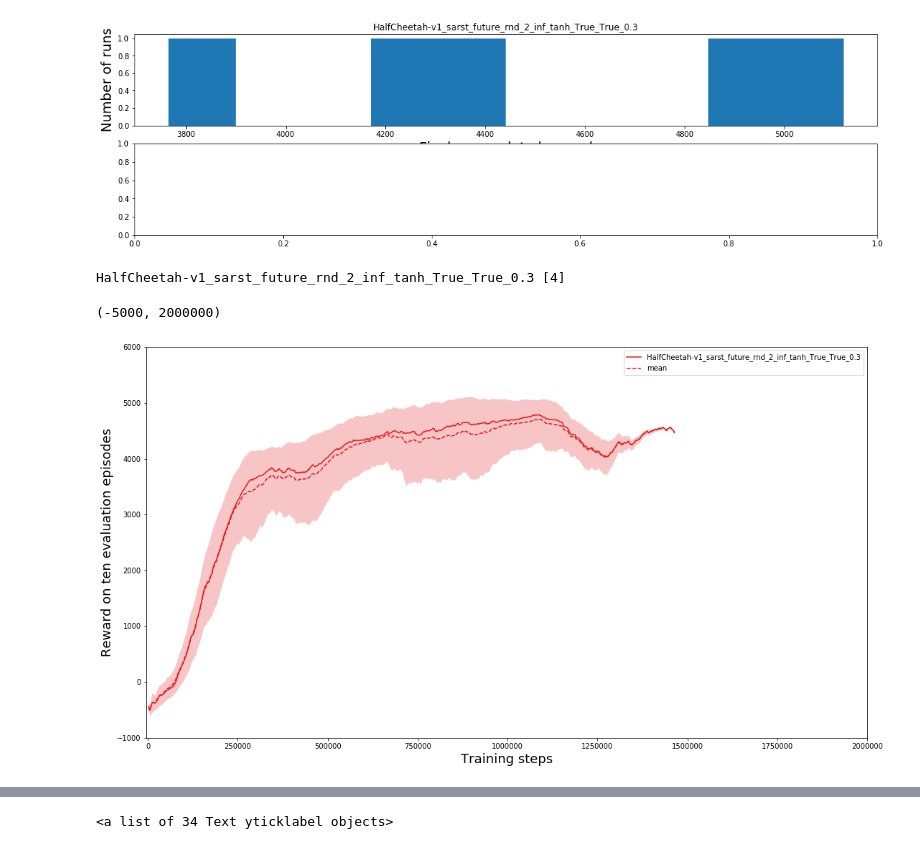
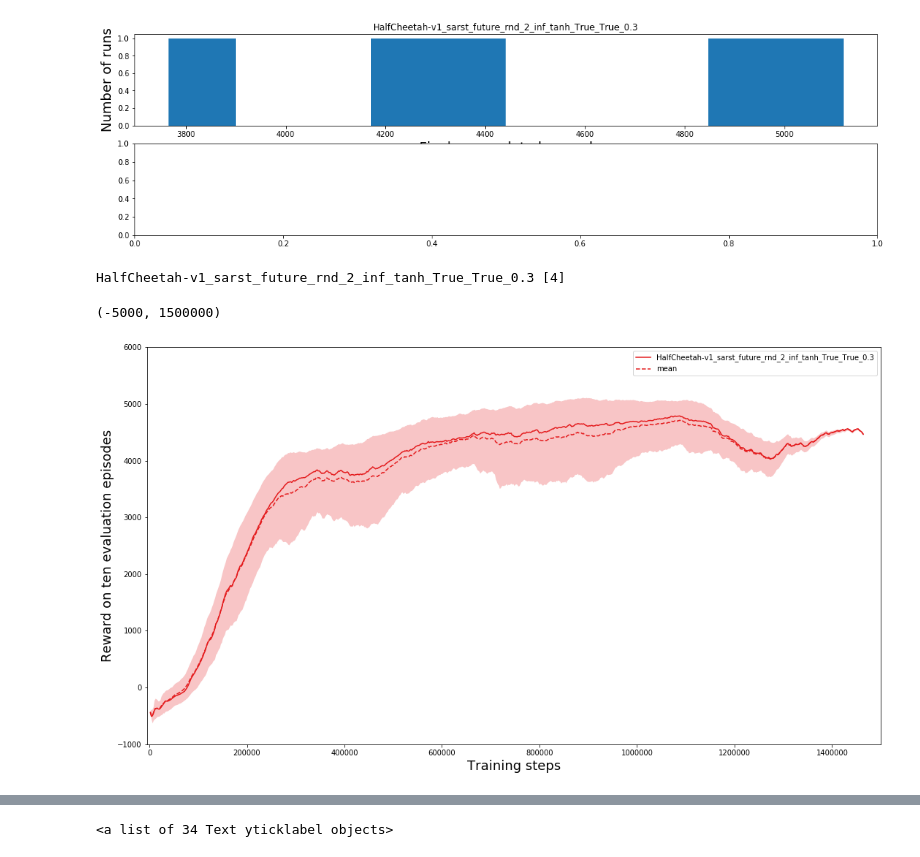
Before and after one commit to pifouuu/deep-rl, a Jupyter notebook: notebooks/sarst_comp_1_various_explo-Copy1.ipynb, the cells around one changed output, grey strips where cells are left out. Drawn from its saved outputs; the diff is of its cells as text; code cells hidden in the pictures.

```diff
--- a/notebooks/sarst_comp_1_various_explo-Copy1.ipynb
+++ b/notebooks/sarst_comp_1_various_explo-Copy1.ipynb
@@ -122,33 +122,33 @@ def quant_inf(x) : return x.quantile(0.1)
 def quant_sup(x) : return x.quantile(0.9)
 op_dict = {'Test reward on initial goal':[np.mean, np.median, quant_inf,quant_sup]}
 columns = ['Test reward on initial goal','training_step','params']
 
 # Apply these functions to the dataframe and store the results in additional columns
 stats_eval_init = filtered[columns].groupby(['training_step','params']).agg(op_dict).reset_index()
 
 # Exponentional smoothing of the curve. Increase the ewm parameter for more smoothing.
 stats_eval_init_smooth = stats_eval_init[['params','Test reward on initial goal']].groupby('params').apply(lambda x: x.ewm(30).mean())
 
 # Weird bug I had, where the word training caused problems
 stats_eval_init_smooth['trainin_step']=stats_eval_init['training_step']
 
 # Plot the statistics for the results of each set of parameters
 fig, ax = plt.subplots(figsize=(18,10))
 for i, (name, g) in enumerate(stats_eval_init_smooth.groupby(['params'])):
     if name in PARAMS:
         params = name.split('_')
 #         ax.plot(g['trainin_step'], g['Test reward on initial goal']['mean'], label=name)
         ax.plot(g['trainin_step'], g['Test reward on initial goal']['median'], label=name, color=colors[i])
         ax.plot(g['trainin_step'], g['Test reward on initial goal']['mean'], color=colors[i], linestyle='dashed')
         ax.fill_between(g['trainin_step'],
                         g['Test reward on initial goal']['quant_inf'],
                         g['Test reward on initial goal']['quant_sup'], alpha=0.25, linewidth=0, color=colors[i])
 ax.legend()
 ax.set_xlabel('Training steps', fontsize=18)
 ax.set_ylabel('Reward on ten evaluation episodes', fontsize=18)
 ax.set_ylim([-1000,6000])
-ax.set_xlim([-5000,2000000])
+ax.set_xlim([-5000,1500000])
 # %% [output]
 HalfCheetah-v1_sarst_future_rnd_2_inf_tanh_True_True_0.3 [4]
-(-5000, 2000000)
+(-5000, 1500000)
-[figure, old version]
+[figure, new version]
```
Also changed, not shown: parts of 2 cells of this notebook, 7 other files.
